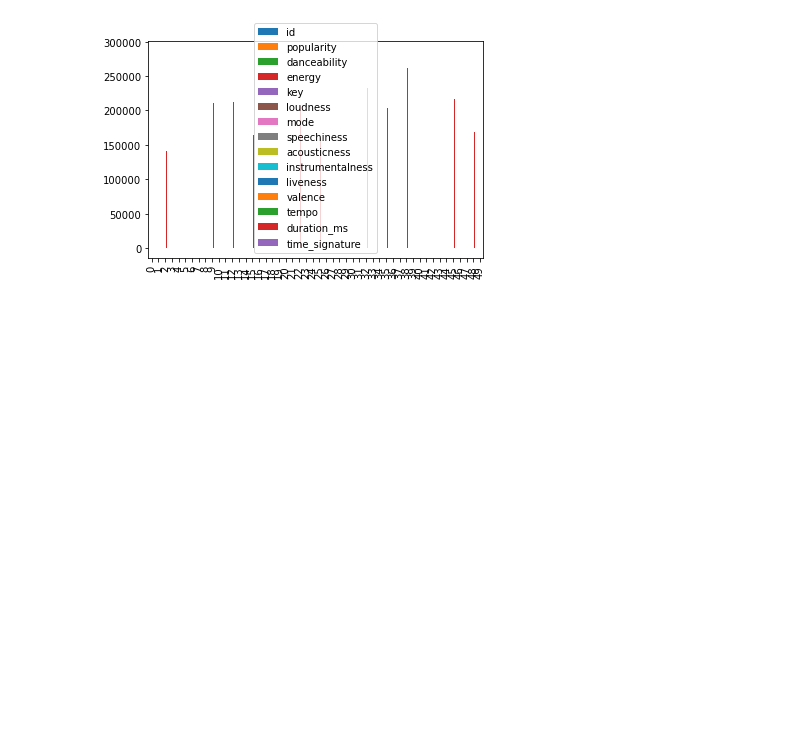
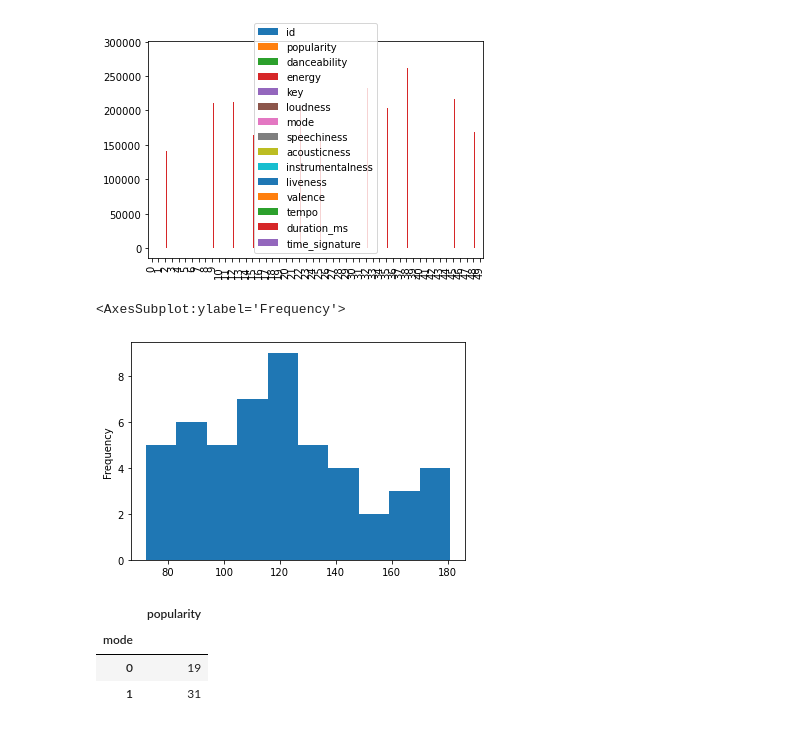
Before and after one commit to MadhaviRockandla/AirflowWeekend, a Jupyter notebook: airflow-proj-files/data/spotify_top50_2021.ipynb, the cells around one changed output. Drawn from its saved outputs; the diff is of its cells as text; code cells hidden in the pictures; blank space fills up the shorter version.

```diff
--- a/airflow-proj-files/data/spotify_top50_2021.ipynb
+++ b/airflow-proj-files/data/spotify_top50_2021.ipynb
@@ -47,0 +110,5 @@ spotify_top50_2021.plot.bar()
+# %%
+spotify_top50_2021['tempo'].plot.hist()
+# %% [output]
+<AxesSubplot:ylabel='Frequency'>
+[figure, added]
@@ -47,0 +117,7 @@ spotify_top50_2021.plot.bar()
+# %%
+spotify_top50_2021_pie
+# %% [output]
+|  | popularity |
+| mode |  |
+| 0 | 19 |
+| 1 | 31 |
```
Also changed, not shown: parts of 23 cells of this notebook, 3 other files.
